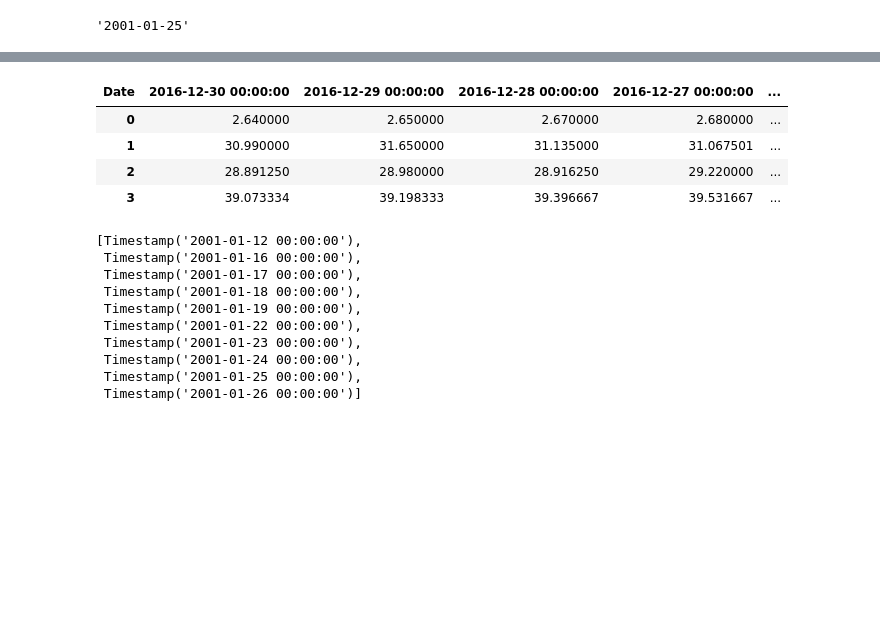
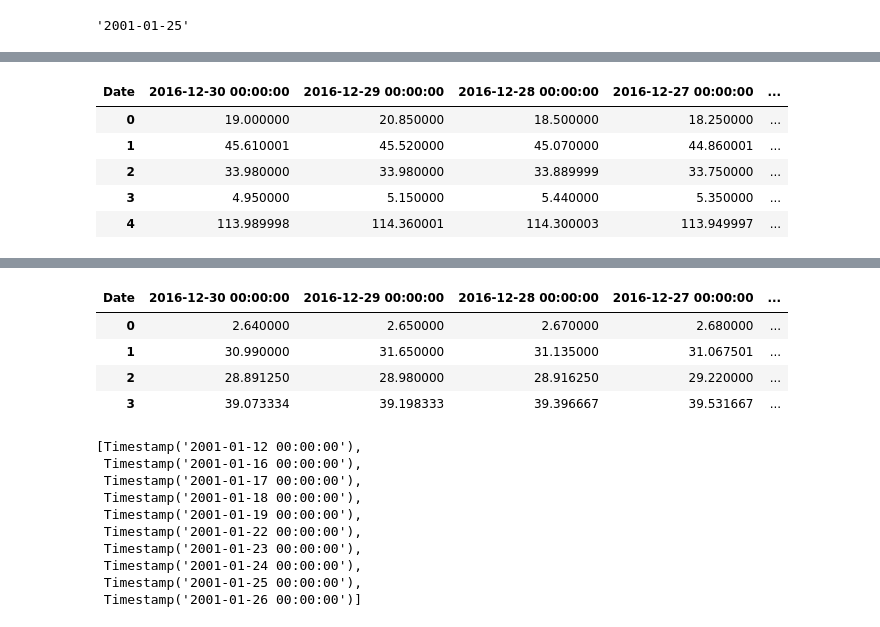
Before and after one commit to weiwang0531/stock-index, a Jupyter notebook: Project.ipynb, the cells around one changed output, grey strips where cells are left out. Drawn from its saved outputs; the diff is of its cells as text; code cells hidden in the pictures; blank space fills up the shorter version.

```diff
--- a/Project.ipynb
+++ b/Project.ipynb
@@ -235,0 +108,11 @@ avg_clean.head()
+# %%
+# matching Symbols to Sector:
+final = pd.merge(df_long, sector, on = 'Symbol')
+final.head()
+# %% [output]
+| Date | 2016-12-30 00:00:00 | 2016-12-29 00:00:00 | 2016-12-28 00:00:00 | 2016-12-27 00:00:00 | ... |
+| 0 | 19.000000 | 20.850000 | 18.500000 | 18.250000 | ... |
+| 1 | 45.610001 | 45.520000 | 45.070000 | 44.860001 | ... |
+| 2 | 33.980000 | 33.980000 | 33.889999 | 33.750000 | ... |
+| 3 | 4.950000 | 5.150000 | 5.440000 | 5.350000 | ... |
+| 4 | 113.989998 | 114.360001 | 114.300003 | 113.949997 | ... |
```
Also changed, not shown: parts of 53 cells of this notebook.
